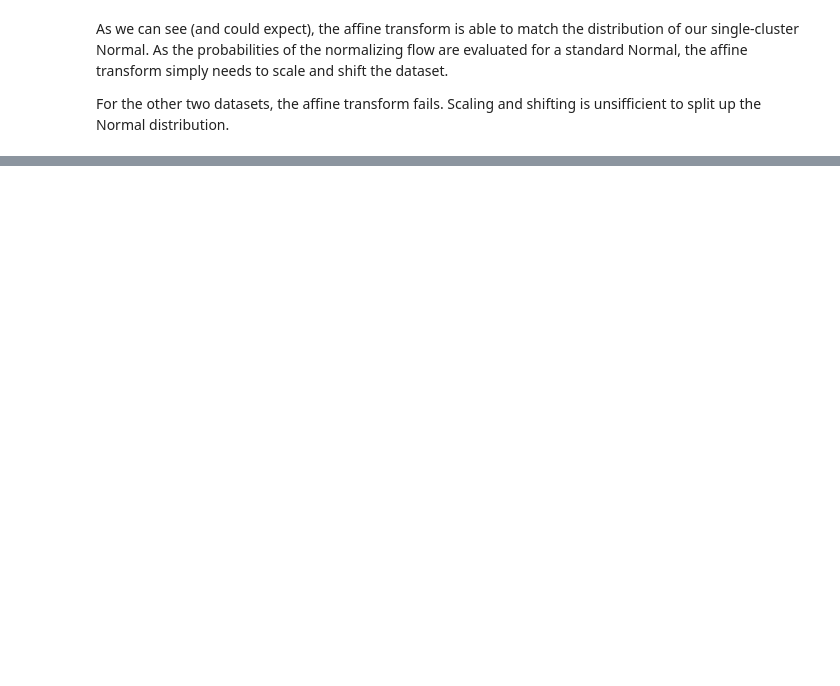
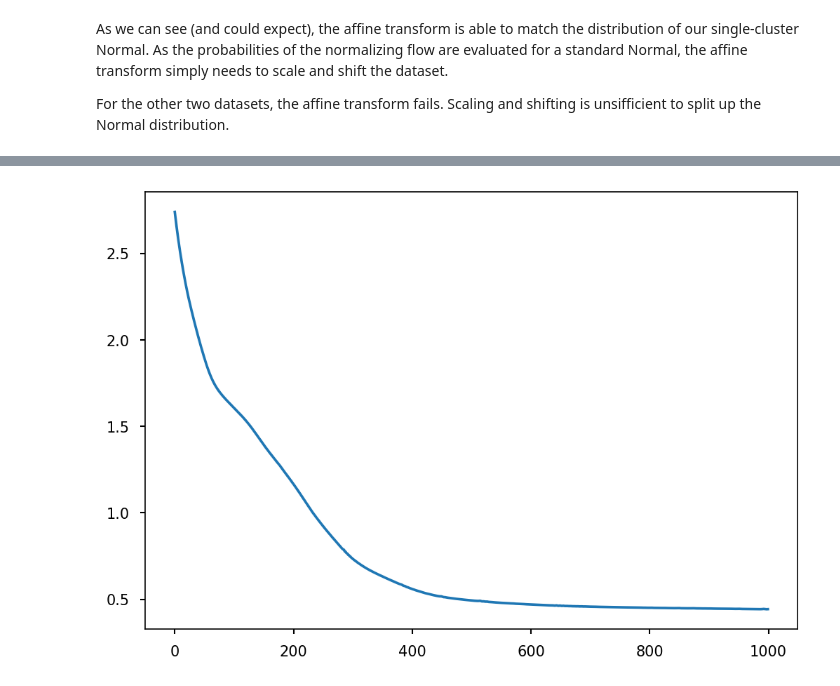
Before and after one commit to borchero/pyblaze, a Jupyter notebook: examples/normalizing-flows.ipynb, the cells around one changed output, grey strips where cells are left out. Drawn from its saved outputs; the diff is of its cells as text; code cells hidden in the pictures; blank space fills up the shorter version.

```diff
--- a/examples/normalizing-flows.ipynb
+++ b/examples/normalizing-flows.ipynb
@@ -152,0 +184,34 @@ For the other two datasets, the affine transform fails. Scaling and shifting is
+# %%
+class NN(nn.Module):
+
+    def __init__(self, in_dim, out_dim):
+        super().__init__()
+
+        self.mean = nn.Sequential(
+            nn.Linear(in_dim, 16),
+            nn.ReLU(),
+            nn.Linear(16, 16),
+            nn.ReLU(),
+            nn.Linear(16, out_dim)
+        )
+        self.logvar = nn.Sequential(
+            nn.Linear(in_dim, 16),
+            nn.ReLU(),
+            nn.Linear(16, 16),
+            nn.ReLU(),
+            nn.Linear(16, out_dim)
+        )
+
+    def forward(self, x):
+        return self.mean(x), self.logvar(x)
+# %%
+affine_coupling_model = xnn.NormalizingFlow([
+    xnn.AffineCouplingTransform(2, 1, NN(1, 1), reverse=False),
+    xnn.AffineCouplingTransform(2, 1, NN(1, 1), reverse=True),
+    xnn.AffineCouplingTransform(2, 1, NN(1, 1), reverse=False),
+    xnn.AffineCouplingTransform(2, 1, NN(1, 1), reverse=True),
+])
+# %%
+affine_coupling_engine = xnn.MLEEngine(affine_coupling_model, expects_data_target=False)
+# %%
+history = train(affine_coupling_engine, data_moons)
@@ -152,0 +220,6 @@ For the other two datasets, the affine transform fails. Scaling and shifting is
+# %%
+plt.figure()
+plt.plot(range(len(history.loss)), history.loss)
+plt.show()
+# %% [output]
+[figure, added]
```
Also changed, not shown: parts of 13 cells of this notebook, 3 other files.
